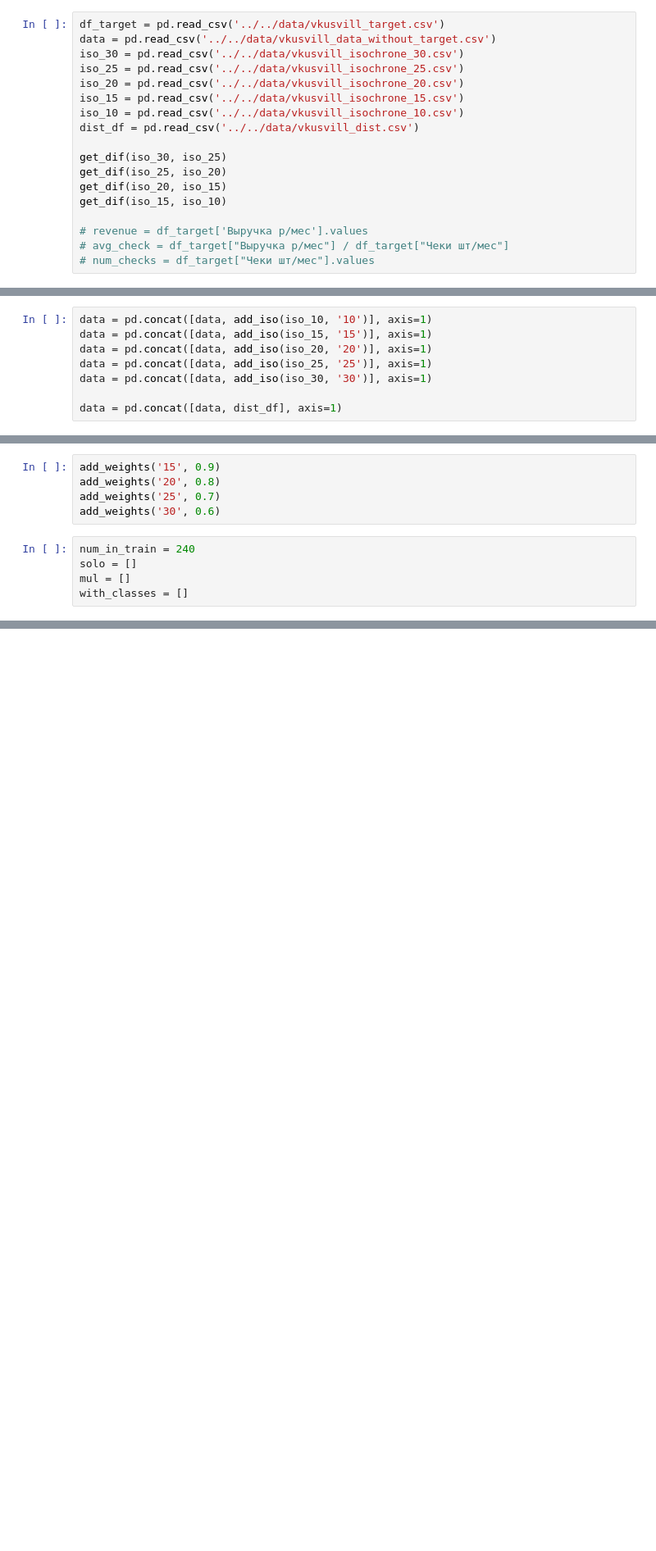
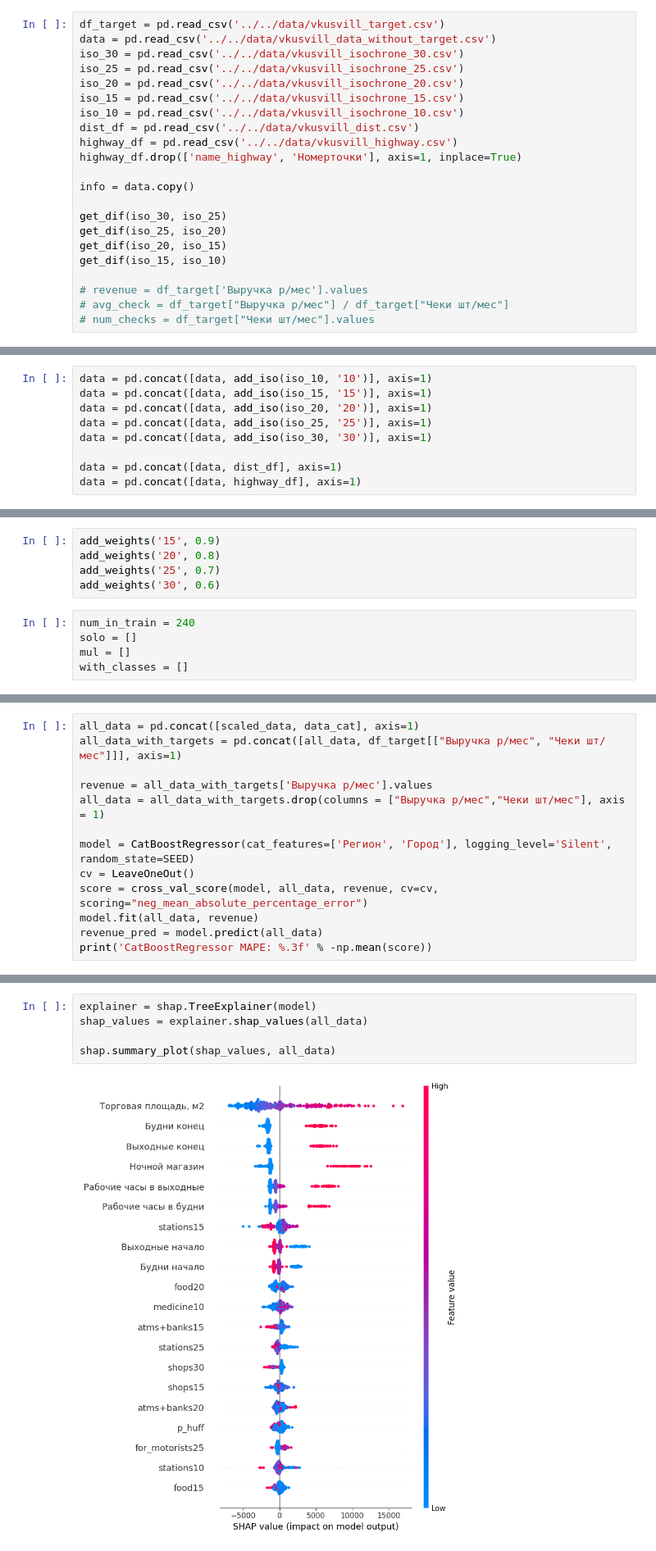
Before and after one commit to MADE-final-project/Task_2, a Jupyter notebook: notebooks/final_model.ipynb, the cells around one changed output, grey strips where cells are left out. Shown at 82% size. Saved outputs shown, nothing was run; the diff lists cells and outputs as text; blank space fills up the shorter version.

Commit message:
Updated notebooks osm and final_model

```diff
--- a/notebooks/final_model.ipynb
+++ b/notebooks/final_model.ipynb
@@ -49,6 +57,10 @@ iso_20 = pd.read_csv('../../data/vkusvill_isochrone_20.csv')
 iso_15 = pd.read_csv('../../data/vkusvill_isochrone_15.csv')
 iso_10 = pd.read_csv('../../data/vkusvill_isochrone_10.csv')
 dist_df = pd.read_csv('../../data/vkusvill_dist.csv')
+highway_df = pd.read_csv('../../data/vkusvill_highway.csv')
+highway_df.drop(['name_highway', 'Номерточки'], axis=1, inplace=True)
+
+info = data.copy()
 
 get_dif(iso_30, iso_25)
 get_dif(iso_25, iso_20)
@@ -137,6 +149,7 @@ data = pd.concat([data, add_iso(iso_25, '25')], axis=1)
 data = pd.concat([data, add_iso(iso_30, '30')], axis=1)
 
 data = pd.concat([data, dist_df], axis=1)
+data = pd.concat([data, highway_df], axis=1)
 # %%
 data_cat = data[['Регион', 'Город']]
 # %%
@@ -263,0 +277,13 @@ print(mean(with_classes))
+# %%
+all_data = pd.concat([scaled_data, data_cat], axis=1)
+all_data_with_targets = pd.concat([all_data, df_target[["Выручка р/мес", "Чеки шт/мес"]]], axis=1)
+
+revenue = all_data_with_targets['Выручка р/мес'].values
+all_data = all_data_with_targets.drop(columns = ["Выручка р/мес","Чеки шт/мес"], axis = 1)
+
+model = CatBoostRegressor(cat_features=['Регион', 'Город'], logging_level='Silent', random_state=SEED)
+cv = LeaveOneOut()
+score = cross_val_score(model, all_data, revenue, cv=cv, scoring="neg_mean_absolute_percentage_error")
+model.fit(all_data, revenue)
+revenue_pred = model.predict(all_data)
+print('CatBoostRegressor MAPE: %.3f' % -np.mean(score))
@@ -263,0 +307,7 @@ print(mean(with_classes))
+# %%
+explainer = shap.TreeExplainer(model)
+shap_values = explainer.shap_values(all_data)
+
+shap.summary_plot(shap_values, all_data)
+# %% [output]
+[figure, added]
```
Also changed, not shown: parts of 12 cells of this notebook, 2 other files.
